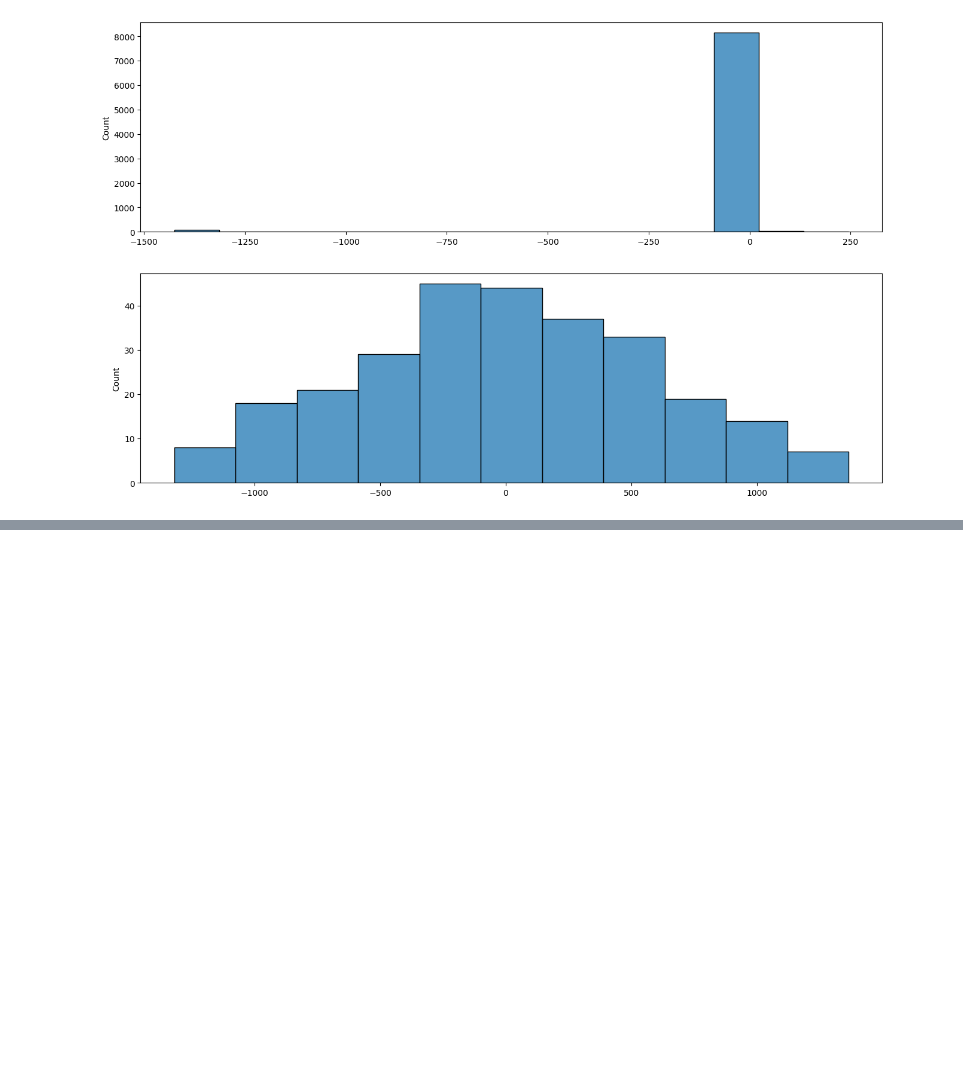
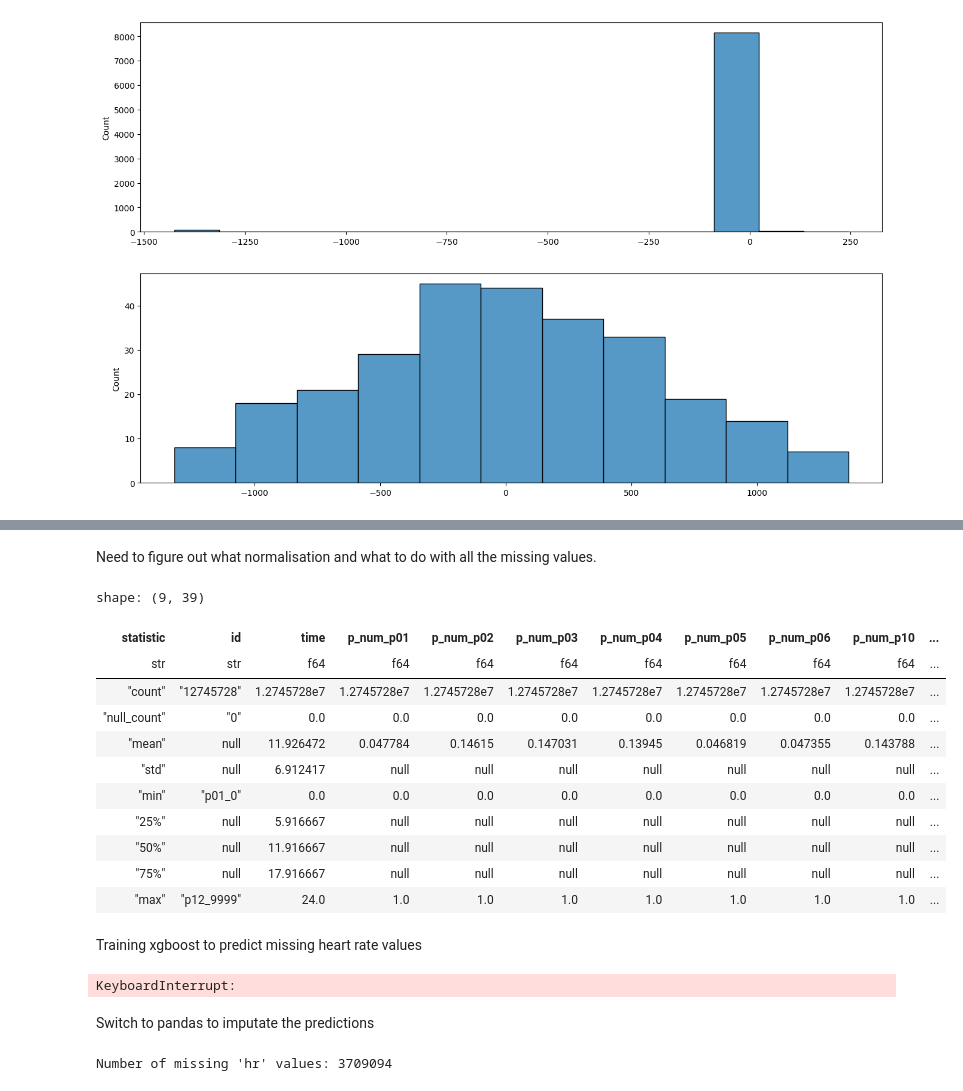
Before and after one commit to jamiemilsom/bloodGlucosePrediciton, a Jupyter notebook: src/notebooks/EDA.ipynb, the cells around one changed output, grey strips where cells are left out. Cells and saved outputs as stored; diff of their text form; code cells hidden in the pictures; blank space fills up the shorter version.

Commit message:
used xgboost for hr imputation

```diff
--- a/src/notebooks/EDA.ipynb
+++ b/src/notebooks/EDA.ipynb
@@ -533,0 +541,63 @@ shape: (7_200, 38)
+# %% [markdown]
+Need to figure out what normalisation and what to do with all the missing values.
+# %%
+output_file = '../../data/lstm_train.csv'
+lstm_df = pl.read_csv(output_file, schema_overrides=lstm_schema)
+lstm_df.describe()
+# %% [output]
+shape: (9, 39)
+| statistic | id | time | p_num_p01 | p_num_p02 | p_num_p03 | p_num_p04 | p_num_p05 | p_num_p06 | p_num_p10 | ... |
+| str | str | f64 | f64 | f64 | f64 | f64 | f64 | f64 | f64 | ... |
+| "count" | "12745728" | 1.2745728e7 | 1.2745728e7 | 1.2745728e7 | 1.2745728e7 | 1.2745728e7 | 1.2745728e7 | 1.2745728e7 | 1.2745728e7 | ... |
+| "null_count" | "0" | 0.0 | 0.0 | 0.0 | 0.0 | 0.0 | 0.0 | 0.0 | 0.0 | ... |
+| "mean" | null | 11.926472 | 0.047784 | 0.14615 | 0.147031 | 0.13945 | 0.046819 | 0.047355 | 0.143788 | ... |
+| "std" | null | 6.912417 | null | null | null | null | null | null | null | ... |
+| "min" | "p01_0" | 0.0 | 0.0 | 0.0 | 0.0 | 0.0 | 0.0 | 0.0 | 0.0 | ... |
+| "25%" | null | 5.916667 | null | null | null | null | null | null | null | ... |
+| "50%" | null | 11.916667 | null | null | null | null | null | null | null | ... |
+| "75%" | null | 17.916667 | null | null | null | null | null | null | null | ... |
+| "max" | "p12_9999" | 24.0 | 1.0 | 1.0 | 1.0 | 1.0 | 1.0 | 1.0 | 1.0 | ... |
+# %% [markdown]
+Training xgboost to predict missing heart rate values
+# %%
+import polars as pl
+import numpy as np
+import xgboost as xgb
+from sklearn.model_selection import KFold, RandomizedSearchCV
+from sklearn.metrics import mean_squared_error
+
+best_params = { # obtained from hyperparameter tuning on google colab
+    'subsample': 1.0,
+    'n_estimators': 200,
+    'max_depth': 10,
+    'learning_rate': 0.2,
+    'colsample_bytree': 0.8
+}
+
+final_model = xgb.XGBRegressor(
+    objective="reg:squarederror",
+    random_state=42,
+    n_jobs=-1,
+    tree_method='hist',
+    device='cuda',
+    **best_params
+)
+
+feature_cols = [
+    'time', 'Run', 'Strength training', 'Swim', 'Bike', 'Dancing',
+    'Stairclimber', 'Spinning', 'Walking', 'HIIT', 'Outdoor Bike',
+    'Walk', 'Aerobic Workout', 'Tennis', 'Workout', 'Hike',
+    'Zumba', 'Sport', 'Yoga', 'Swimming', 'Weights', 'Running',
+    'p_num_p01', 'p_num_p02', 'p_num_p03', 'p_num_p04',
+    'p_num_p05', 'p_num_p06', 'p_num_p10', 'p_num_p11', 'p_num_p12'
+]
+
+df_clean = lstm_df.filter(pl.col('hr').is_not_null())
+X = df_clean.select(feature_cols)
+y = df_clean.select('hr')
+X_np = X.to_numpy()
+y_np = y.to_numpy().ravel()
+
+final_model.fit(X_np, y_np)
+# %% [output]
+KeyboardInterrupt:
@@ -533,0 +612,17 @@ shape: (7_200, 38)
+# %% [markdown]
+Switch to pandas to imputate the predictions
+# %%
+lstm_pd = lstm_df.to_pandas()
+
+predicted_hr_lst_copy = pd.Series(predicted_hr_lst)
+
+missing_mask = lstm_pd['hr'].isnull()
+missing_count = missing_mask.sum()
+print(f"Number of missing 'hr' values: {missing_count}")
+
+if missing_count > 0:
+    lstm_pd.loc[missing_mask, 'hr'] = predicted_hr_lst_copy[:missing_count].values
+
+lstm_pd.to_csv("../../data/lstm_hr_train.csv", index=False)
+# %% [output]
+Number of missing 'hr' values: 3709094
```
Also changed, not shown: parts of 10 cells of this notebook, 1 other file.
